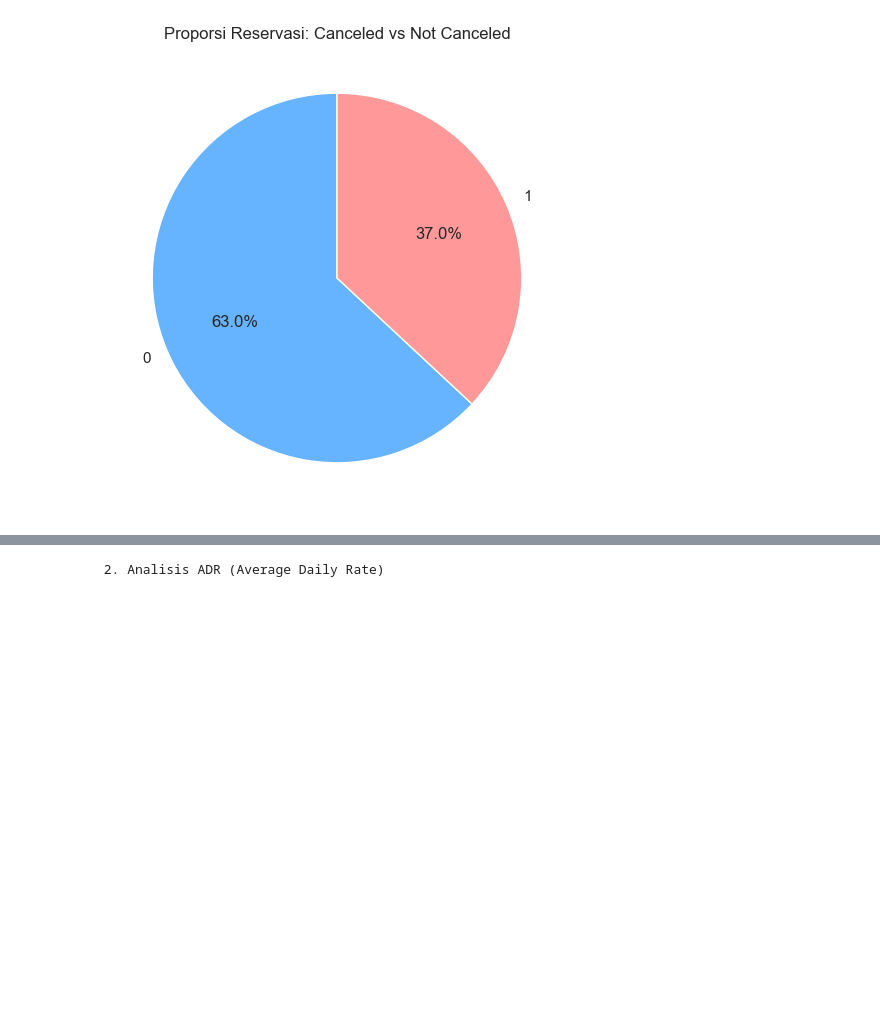
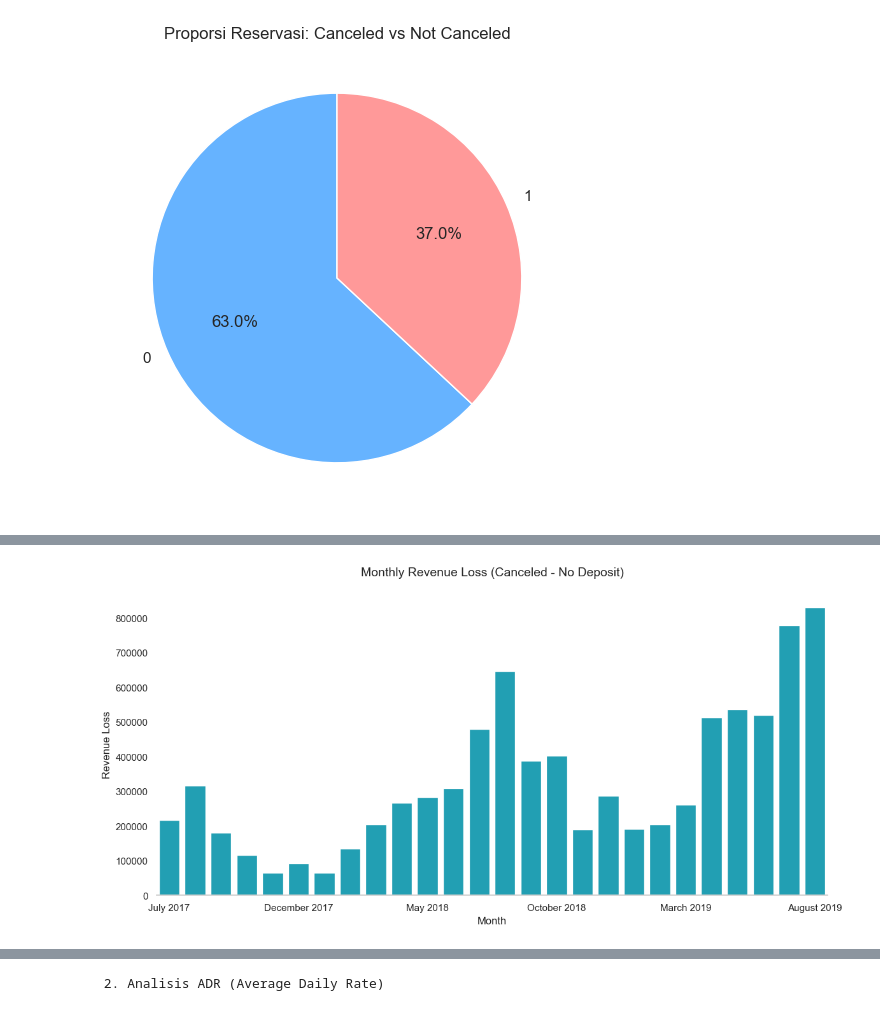
Before and after one commit to mherlypratama/Hotelcancelation, a Jupyter notebook: main.ipynb, the cells around one changed output, grey strips where cells are left out. Cells and saved outputs as stored; diff of their text form; code cells hidden in the pictures; blank space fills up the shorter version.

```diff
--- a/main.ipynb
+++ b/main.ipynb
@@ -683,0 +874,52 @@ plt.show()
+# %%
+# Pastikan kolom datetime
+df2['arrivaldate'] = pd.to_datetime(df2['arrivaldate'], errors='coerce')
+
+# Filter: Cancel & No Deposit
+df_no_deposit_cancel = df2[
+    (df2['is_canceled'] == 1) &
+    (df2['deposit_type'] == 'No Deposit')
+].copy()
+
+# Group by Month
+monthly_loss = df_no_deposit_cancel.groupby(
+    df_no_deposit_cancel['arrivaldate'].dt.to_period('M')
+)['potential_revenue'].sum().reset_index()
+
+monthly_loss['arrivaldate'] = monthly_loss['arrivaldate'].dt.to_timestamp()
+
+# Plot
+plt.figure(figsize=(12, 6))
+
+# Menggunakan color untuk warna solid dan mematikan grid
+ax = sns.barplot(
+    data=monthly_loss,
+    x='arrivaldate',
+    y='potential_revenue',
+    color='#0ab1cb'  # Warna sesuai permintaan sebelumnya
+)
+
+# Menghilangkan Grid
+ax.grid(False)
+
+# Mengatur Label Sumbu X (Nama Bulan, Setiap 5 Bulan)
+ticks_to_show = range(0, len(monthly_loss), 5)
+labels_to_show = [monthly_loss['arrivaldate'].iloc[i].strftime('%B %Y') for i in ticks_to_show]
+
+plt.xticks(
+    ticks=ticks_to_show,
+    labels=labels_to_show,
+    rotation=0  # Dibuat horizontal agar lebih rapi
+)
+
+# Menghilangkan garis tepi agar lebih minimalis
+sns.despine(left=True, bottom=False)
+
+plt.title('Monthly Revenue Loss (Canceled - No Deposit)', fontsize=14, pad=20)
+plt.xlabel('Month', fontsize=12)
+plt.ylabel('Revenue Loss', fontsize=12)
+
+plt.tight_layout()
+plt.show()
+# %% [output]
+[figure, added]
```
Also changed, not shown: parts of 11 cells of this notebook, 1 other file.
